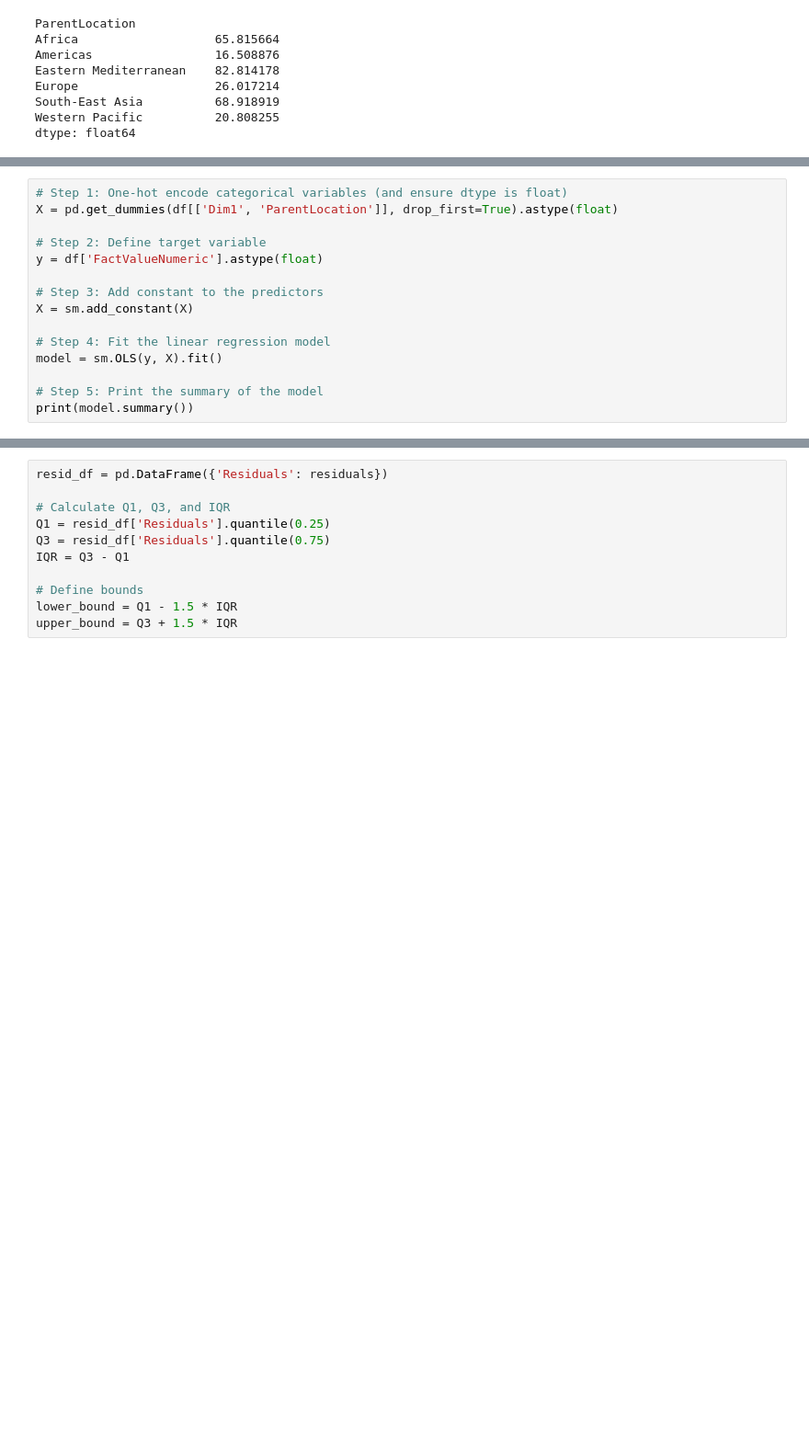
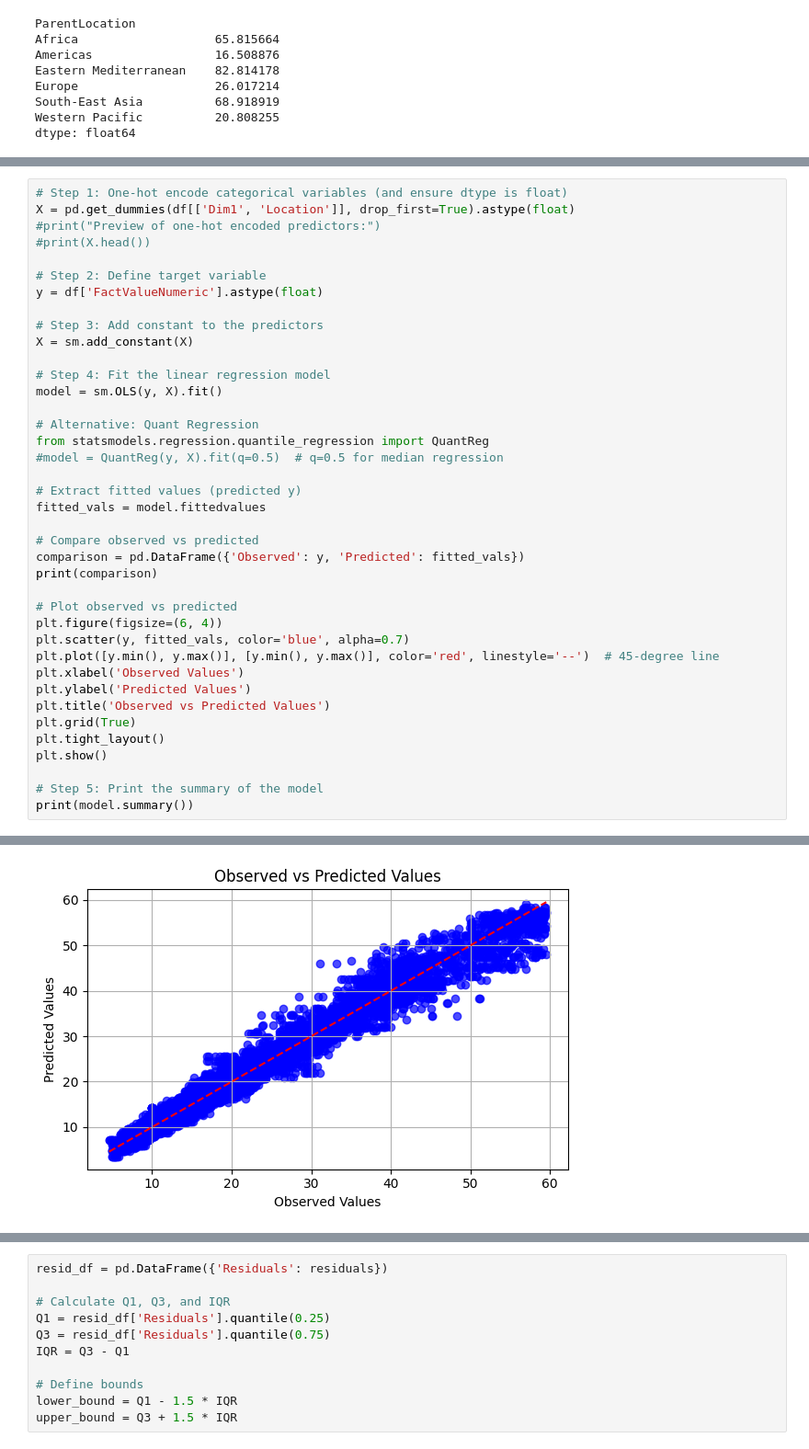
Before and after one commit to zkhechadoorian/pm25, a Jupyter notebook: notebooks/03_data_summary_and_features.ipynb, the cells around one changed output, grey strips where cells are left out. Shown at 92% size. Saved outputs shown, nothing was run; the diff lists cells and outputs as text; blank space fills up the shorter version.

```diff
--- a/notebooks/03_data_summary_and_features.ipynb
+++ b/notebooks/03_data_summary_and_features.ipynb
@@ -213,7 +280,9 @@ dtype: float64
 #### Boxplots and IQR-based techniques were used to flag outliers in the residuals, offering a systematic way to identify unusual patterns and potential anomalies.
 # %%
 # Step 1: One-hot encode categorical variables (and ensure dtype is float)
-X = pd.get_dummies(df[['Dim1', 'ParentLocation']], drop_first=True).astype(float)
+X = pd.get_dummies(df[['Dim1', 'Location']], drop_first=True).astype(float)
+#print("Preview of one-hot encoded predictors:")
+#print(X.head())
 
 # Step 2: Define target variable
 y = df['FactValueNumeric'].astype(float)
@@ -224,6 +293,28 @@ X = sm.add_constant(X)
 # Step 4: Fit the linear regression model
 model = sm.OLS(y, X).fit()
 
+# Alternative: Quant Regression
+from statsmodels.regression.quantile_regression import QuantReg
+#model = QuantReg(y, X).fit(q=0.5)  # q=0.5 for median regression
+
+# Extract fitted values (predicted y)
+fitted_vals = model.fittedvalues
+
+# Compare observed vs predicted
+comparison = pd.DataFrame({'Observed': y, 'Predicted': fitted_vals})
+print(comparison)
+
+# Plot observed vs predicted
+plt.figure(figsize=(6, 4))
+plt.scatter(y, fitted_vals, color='blue', alpha=0.7)
+plt.plot([y.min(), y.max()], [y.min(), y.max()], color='red', linestyle='--')  # 45-degree line
+plt.xlabel('Observed Values')
+plt.ylabel('Predicted Values')
+plt.title('Observed vs Predicted Values')
+plt.grid(True)
+plt.tight_layout()
+plt.show()
+
 # Step 5: Print the summary of the model
 print(model.summary())
 # %% [output]
@@ -246,0 +335 @@ Notes:
+[figure, added]
```
Also changed, not shown: parts of 9 cells of this notebook, 2 other files.
